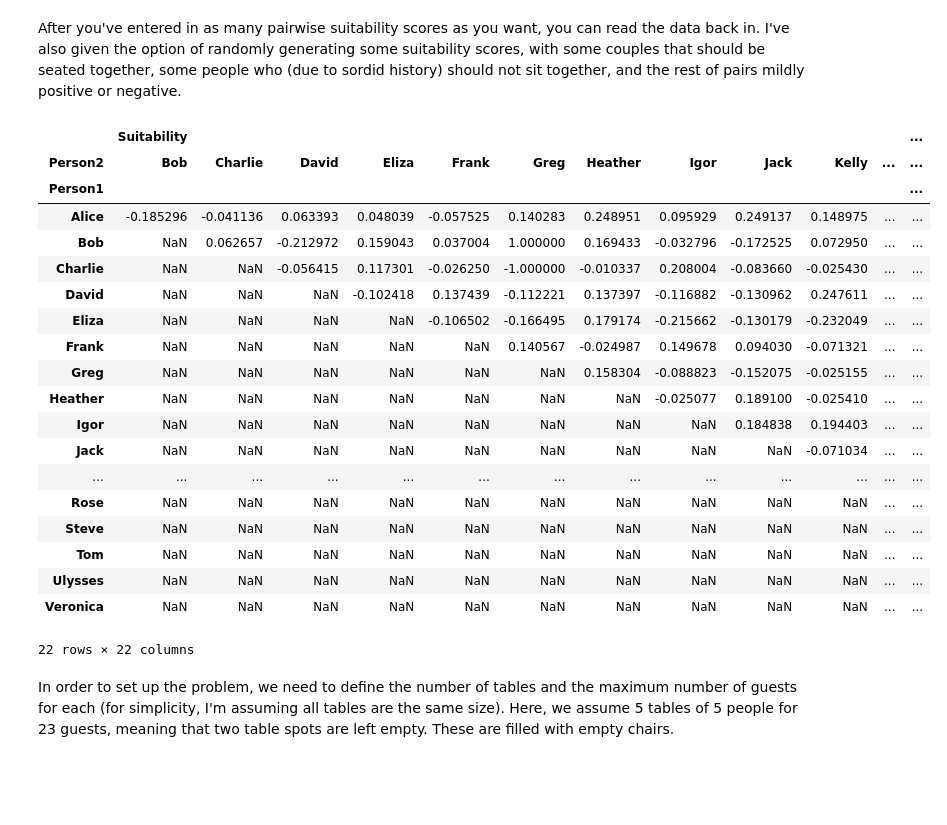
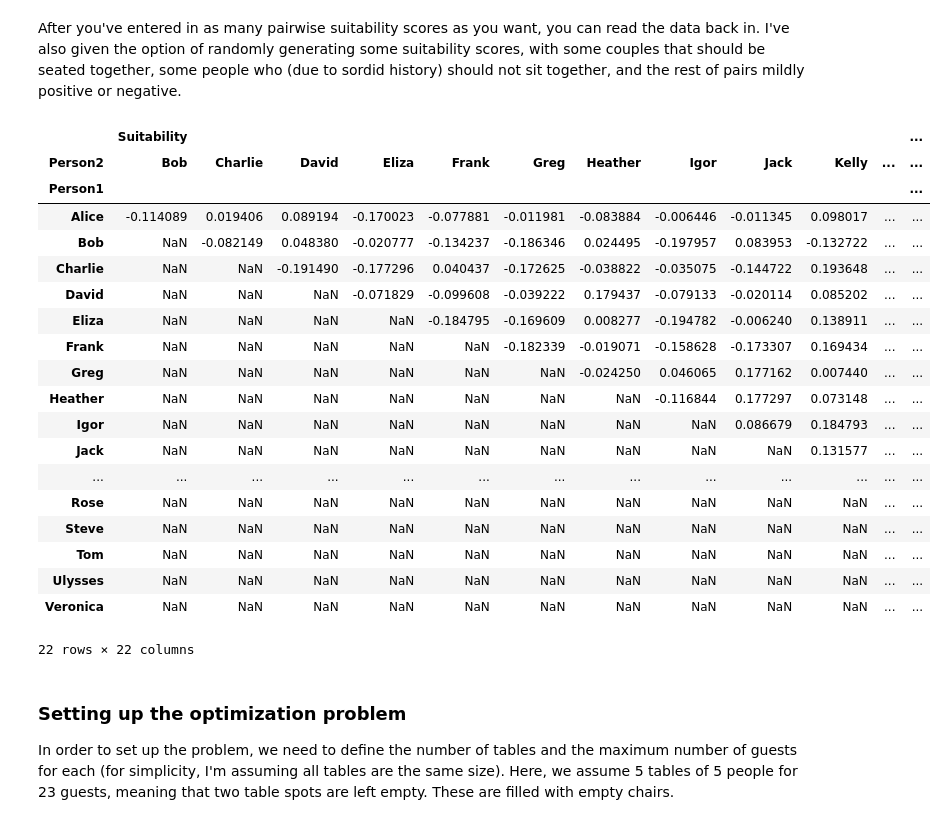
Before and after one commit to zneedell/seating_optimization, a Jupyter notebook: main.ipynb, the cells around one changed output. Cells and saved outputs as stored; diff of their text form; code cells hidden in the pictures; blank space fills up the shorter version.

```diff
--- a/main.ipynb
+++ b/main.ipynb
@@ -90,29 +91,29 @@ After you've entered in as many pairwise suitability scores as you want, you can
 # %%
 newpairs = pd.read_csv('pairs.csv',index_col=0)
 
 # COMMENT OUT THESE NEXT THREE LINES IF YOU'VE ENTERED IN YOUR OWN SCORES
-newpairs['Suitability'] = np.random.uniform(-0.25,0.25,size=newpairs['Suitability'].size)
+newpairs['Suitability'] = np.random.uniform(-0.2,0.2,size=newpairs['Suitability'].size)
 newpairs.loc[newpairs.sample(n=(names.size/4)).index,'Suitability'] = 1
 newpairs.loc[newpairs.sample(n=(names.size/10)).index,'Suitability'] = -1
 #
 
 costMatrix = newpairs.set_index(['Person1', 'Person2']).unstack()
 display(costMatrix)
 costMatrix = costMatrix.values
 # %% [output]
 |  | Suitability |  |  |  |  |  |  |  |  |  |  | ... |
 | Person2 | Bob | Charlie | David | Eliza | Frank | Greg | Heather | Igor | Jack | Kelly | ... | ... |
 | Person1 |  |  |  |  |  |  |  |  |  |  |  | ... |
-| Alice | -0.185296 | -0.041136 | 0.063393 | 0.048039 | -0.057525 | 0.140283 | 0.248951 | 0.095929 | 0.249137 | 0.148975 | ... | ... |
-| Bob | NaN | 0.062657 | -0.212972 | 0.159043 | 0.037004 | 1.000000 | 0.169433 | -0.032796 | -0.172525 | 0.072950 | ... | ... |
-| Charlie | NaN | NaN | -0.056415 | 0.117301 | -0.026250 | -1.000000 | -0.010337 | 0.208004 | -0.083660 | -0.025430 | ... | ... |
-| David | NaN | NaN | NaN | -0.102418 | 0.137439 | -0.112221 | 0.137397 | -0.116882 | -0.130962 | 0.247611 | ... | ... |
-| Eliza | NaN | NaN | NaN | NaN | -0.106502 | -0.166495 | 0.179174 | -0.215662 | -0.130179 | -0.232049 | ... | ... |
-| Frank | NaN | NaN | NaN | NaN | NaN | 0.140567 | -0.024987 | 0.149678 | 0.094030 | -0.071321 | ... | ... |
-| Greg | NaN | NaN | NaN | NaN | NaN | NaN | 0.158304 | -0.088823 | -0.152075 | -0.025155 | ... | ... |
-| Heather | NaN | NaN | NaN | NaN | NaN | NaN | NaN | -0.025077 | 0.189100 | -0.025410 | ... | ... |
-| Igor | NaN | NaN | NaN | NaN | NaN | NaN | NaN | NaN | 0.184838 | 0.194403 | ... | ... |
-| Jack | NaN | NaN | NaN | NaN | NaN | NaN | NaN | NaN | NaN | -0.071034 | ... | ... |
+| Alice | -0.114089 | 0.019406 | 0.089194 | -0.170023 | -0.077881 | -0.011981 | -0.083884 | -0.006446 | -0.011345 | 0.098017 | ... | ... |
+| Bob | NaN | -0.082149 | 0.048380 | -0.020777 | -0.134237 | -0.186346 | 0.024495 | -0.197957 | 0.083953 | -0.132722 | ... | ... |
+| Charlie | NaN | NaN | -0.191490 | -0.177296 | 0.040437 | -0.172625 | -0.038822 | -0.035075 | -0.144722 | 0.193648 | ... | ... |
+| David | NaN | NaN | NaN | -0.071829 | -0.099608 | -0.039222 | 0.179437 | -0.079133 | -0.020114 | 0.085202 | ... | ... |
+| Eliza | NaN | NaN | NaN | NaN | -0.184795 | -0.169609 | 0.008277 | -0.194782 | -0.006240 | 0.138911 | ... | ... |
+| Frank | NaN | NaN | NaN | NaN | NaN | -0.182339 | -0.019071 | -0.158628 | -0.173307 | 0.169434 | ... | ... |
+| Greg | NaN | NaN | NaN | NaN | NaN | NaN | -0.024250 | 0.046065 | 0.177162 | 0.007440 | ... | ... |
+| Heather | NaN | NaN | NaN | NaN | NaN | NaN | NaN | -0.116844 | 0.177297 | 0.073148 | ... | ... |
+| Igor | NaN | NaN | NaN | NaN | NaN | NaN | NaN | NaN | 0.086679 | 0.184793 | ... | ... |
+| Jack | NaN | NaN | NaN | NaN | NaN | NaN | NaN | NaN | NaN | 0.131577 | ... | ... |
 | ... | ... | ... | ... | ... | ... | ... | ... | ... | ... | ... | ... | ... |
 | Rose | NaN | NaN | NaN | NaN | NaN | NaN | NaN | NaN | NaN | NaN | ... | ... |
 | Steve | NaN | NaN | NaN | NaN | NaN | NaN | NaN | NaN | NaN | NaN | ... | ... |
@@ -121,5 +122,7 @@ costMatrix = costMatrix.values
 | Veronica | NaN | NaN | NaN | NaN | NaN | NaN | NaN | NaN | NaN | NaN | ... | ... |
 22 rows × 22 columns
 # %% [markdown]
+### Setting up the optimization problem
+
 In order to set up the problem, we need to define the number of tables and the maximum number of guests for each (for simplicity, I'm assuming all tables are the same size). Here, we assume 5 tables of 5 people for 23 guests, meaning that two table spots are left empty. These are filled with empty chairs.
 # %%
```
Also changed, not shown: parts of 15 cells of this notebook.
